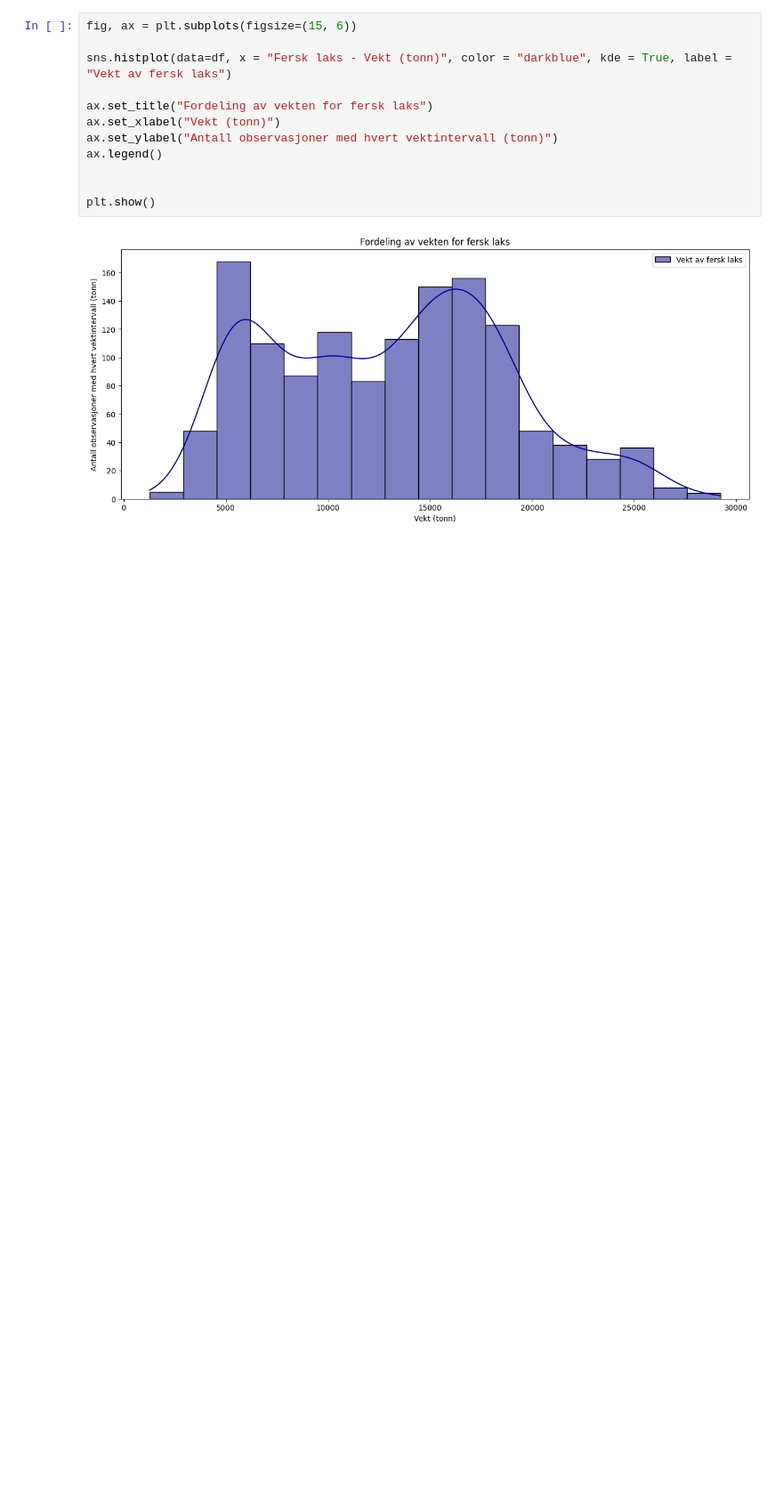
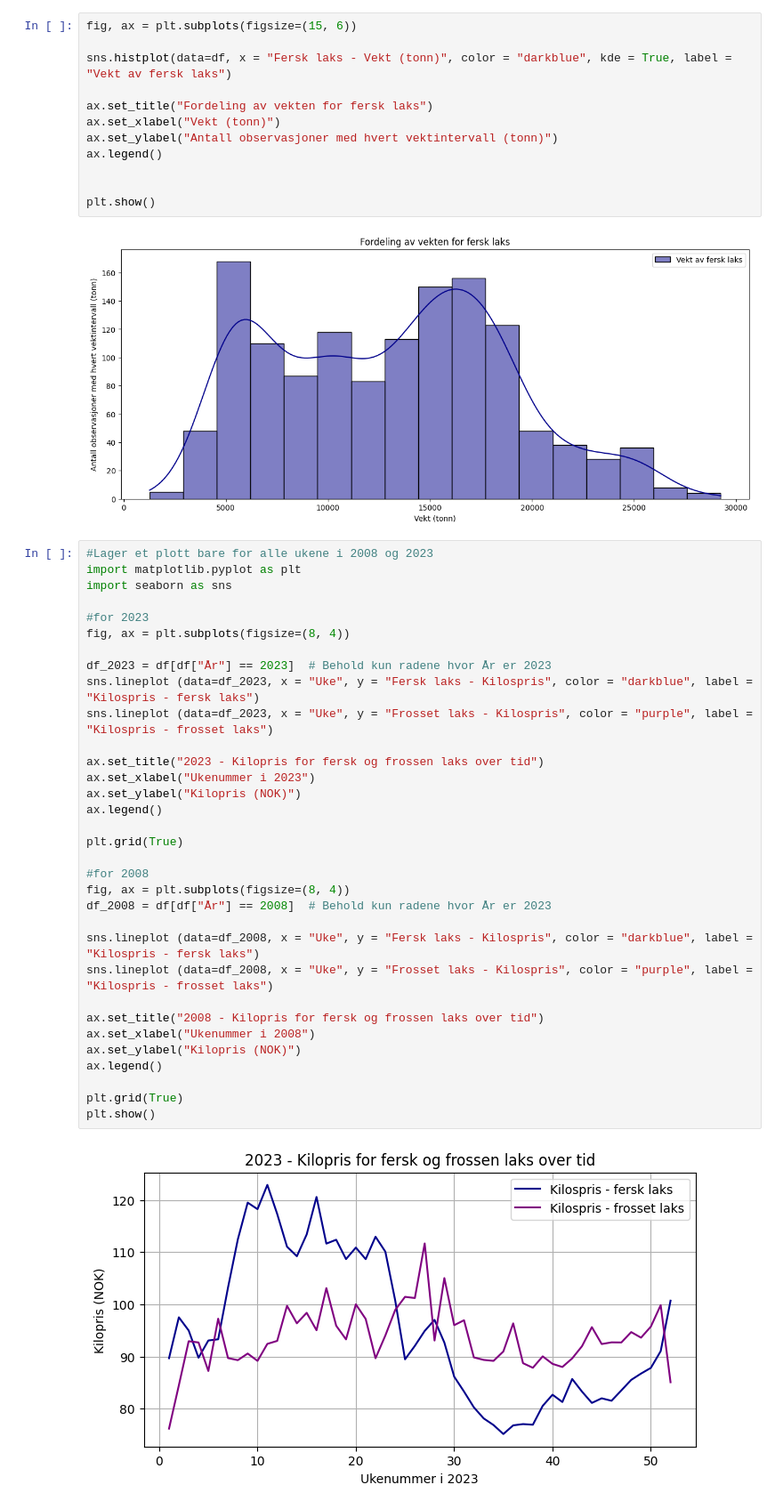
Before and after one commit to selmabn628/prosjekt-programmering, a Jupyter notebook: notebooks/Oppgave 2/visualisere_original.ipynb, the cells around one changed output. Shown: that part at 89% size. Cells and saved outputs as stored; diff of their text form; blank space fills up the shorter version.

```diff
--- a/notebooks/Oppgave 2/visualisere_original.ipynb
+++ b/notebooks/Oppgave 2/visualisere_original.ipynb
@@ -133,3 +133,38 @@ ax.legend()
 plt.show()
 # %% [output]
 [figure]
+# %%
+#Lager et plott bare for alle ukene i 2008 og 2023
+import matplotlib.pyplot as plt
+import seaborn as sns
+
+#for 2023
+fig, ax = plt.subplots(figsize=(8, 4))
+
+df_2023 = df[df["År"] == 2023]  # Behold kun radene hvor År er 2023
+sns.lineplot (data=df_2023, x = "Uke", y = "Fersk laks - Kilospris", color = "darkblue", label = "Kilospris - fersk laks")
+sns.lineplot (data=df_2023, x = "Uke", y = "Frosset laks - Kilospris", color = "purple", label = "Kilospris - frosset laks")
+
+ax.set_title("2023 - Kilopris for fersk og frossen laks over tid")
+ax.set_xlabel("Ukenummer i 2023")
+ax.set_ylabel("Kilopris (NOK)")
+ax.legend()
+
+plt.grid(True)
+
+#for 2008
+fig, ax = plt.subplots(figsize=(8, 4))
+df_2008 = df[df["År"] == 2008]  # Behold kun radene hvor År er 2023
+
+sns.lineplot (data=df_2008, x = "Uke", y = "Fersk laks - Kilospris", color = "darkblue", label = "Kilospris - fersk laks")
+sns.lineplot (data=df_2008, x = "Uke", y = "Frosset laks - Kilospris", color = "purple", label = "Kilospris - frosset laks")
+
+ax.set_title("2008 - Kilopris for fersk og frossen laks over tid")
+ax.set_xlabel("Ukenummer i 2008")
+ax.set_ylabel("Kilopris (NOK)")
+ax.legend()
+
+plt.grid(True)
+plt.show()
+# %% [output]
+[figure, added]
```
Also changed, not shown: parts of 1 cell of this notebook.
